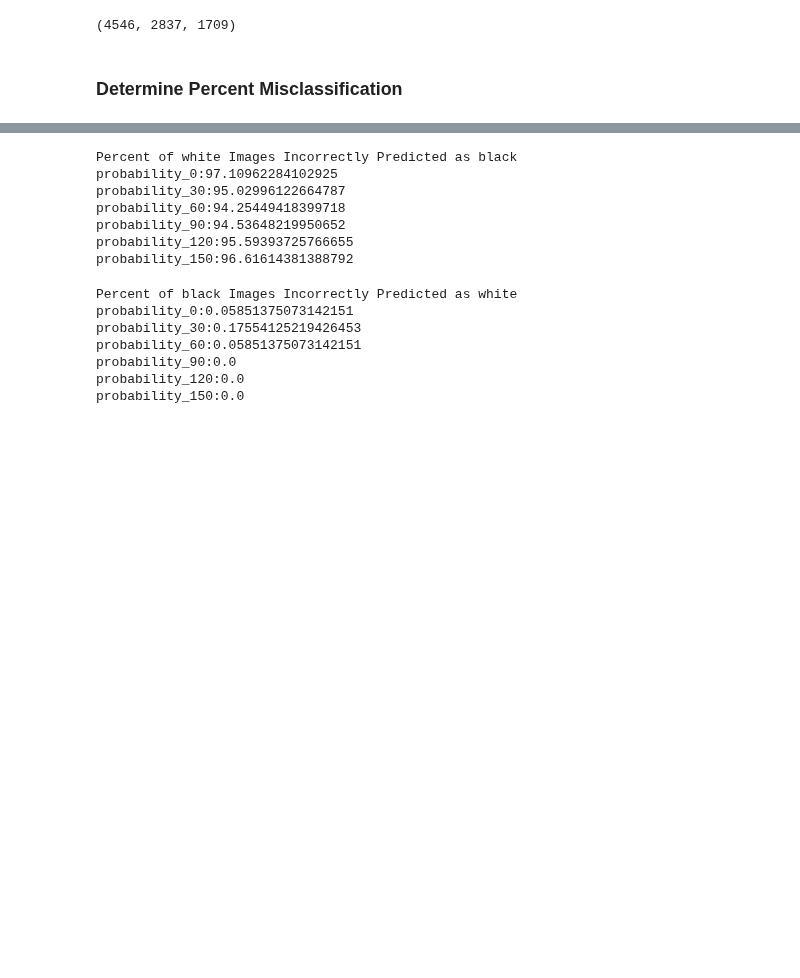
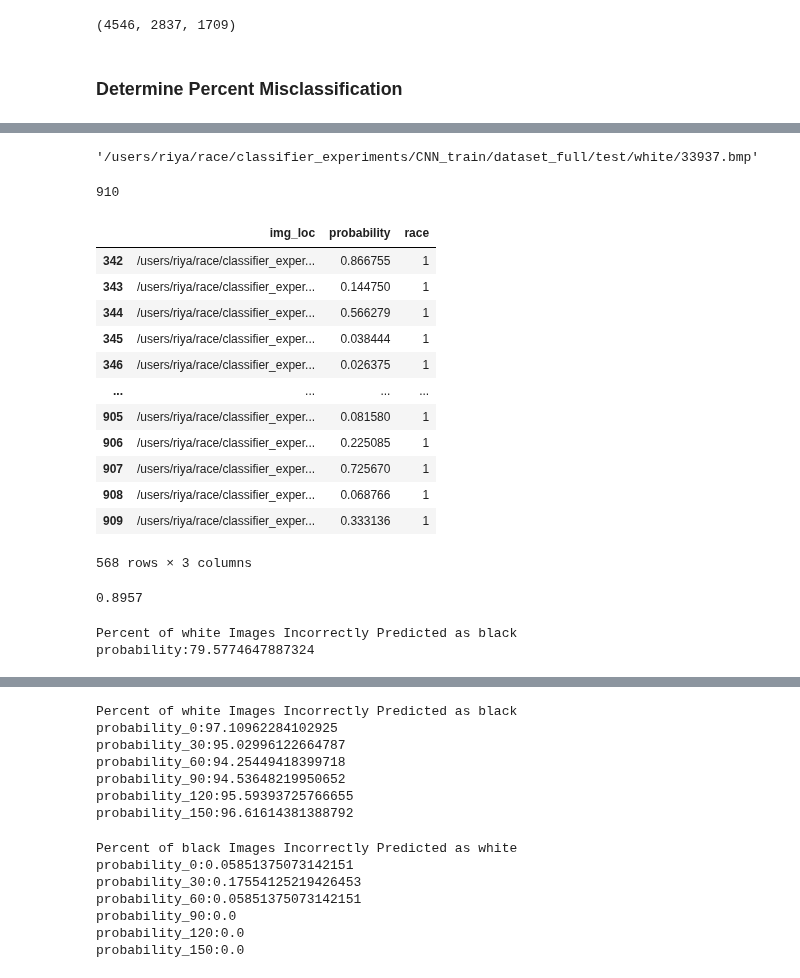
Before and after one commit to Centrattic/race, a Jupyter notebook: classifier_experiments/shadow_regions_experiment1_systemic_brightening.ipynb, the cells around one changed output, grey strips where cells are left out. Cells and saved outputs as stored; diff of their text form; code cells hidden in the pictures; blank space fills up the shorter version.

```diff
--- a/classifier_experiments/shadow_regions_experiment1_systemic_brightening.ipynb
+++ b/classifier_experiments/shadow_regions_experiment1_systemic_brightening.ipynb
@@ -479,3 +479,11 @@ len(dullpreds), len(dullpreds_white), len(dullpreds_black)
 (4546, 2837, 1709)
 # %% [markdown]
 ### Determine Percent Misclassification
+# %%
+results_path = "/users/riya/race/classifier_experiments/CNN_train/outputs/probabilities/#10(macula_focus)/"
+# %%
+show_macula_non_skel = pd.read_csv(results_path + "show_macula_brightened_by_0_epoch50.csv")
+show_macula_skel = pd.read_csv(results_path + "show_macula_brightened_by_0_skeletonized_epoch50.csv")
+
+hide_macula_non_skel = pd.read_csv(results_path + "hide_macula_brightened_by_0_epoch50.csv")
+hide_macula_skel = pd.read_csv(results_path + "hide_macula_brightened_by_0_skeletonized_epoch50.csv")
@@ -481,0 +506,35 @@ len(dullpreds), len(dullpreds_white), len(dullpreds_black)
+# %%
+hide_macula_skel['img_loc'][500]
+# %% [output]
+'/users/riya/race/classifier_experiments/CNN_train/dataset_full/test/white/33937.bmp'
+# %%
+race_arr = [0] * len(hide_macula_skel)
+
+for i in range(len(hide_macula_skel)):
+    test_phrase = hide_macula_skel['img_loc'][i]
+    if 'black' in test_phrase:
+        race_arr[i] = 0
+    if 'white' in test_phrase:
+        race_arr[i] = 1
+# %%
+len(race_arr)
+# %% [output]
+910
+# %%
+hide_macula_skel['race'] = race_arr
+# %%
+hide_macula_skel[hide_macula_skel['race'] == 1]
+# %% [output]
+|  | img_loc | probability | race |
+| 342 | /users/riya/race/classifier_exper... | 0.866755 | 1 |
+| 343 | /users/riya/race/classifier_exper... | 0.144750 | 1 |
+| 344 | /users/riya/race/classifier_exper... | 0.566279 | 1 |
+| 345 | /users/riya/race/classifier_exper... | 0.038444 | 1 |
+| 346 | /users/riya/race/classifier_exper... | 0.026375 | 1 |
+| ... | ... | ... | ... |
+| 905 | /users/riya/race/classifier_exper... | 0.081580 | 1 |
+| 906 | /users/riya/race/classifier_exper... | 0.225085 | 1 |
+| 907 | /users/riya/race/classifier_exper... | 0.725670 | 1 |
+| 908 | /users/riya/race/classifier_exper... | 0.068766 | 1 |
+| 909 | /users/riya/race/classifier_exper... | 0.333136 | 1 |
+568 rows × 3 columns
@@ -482 +545,5 @@ len(dullpreds), len(dullpreds_white), len(dullpreds_black)
+# %%
+auc
+# %% [output]
+0.8957
 # %%
@@ -507,0 +577,5 @@ def percent_predictions(preds_df, race, increments_arr):
+# %%
+percent_predictions(white_show_macula_non_skel, 'white')
+# %% [output]
+Percent of white Images Incorrectly Predicted as black
+probability:79.5774647887324
```
Also changed, not shown: parts of 6 cells of this notebook, 24 other files.
